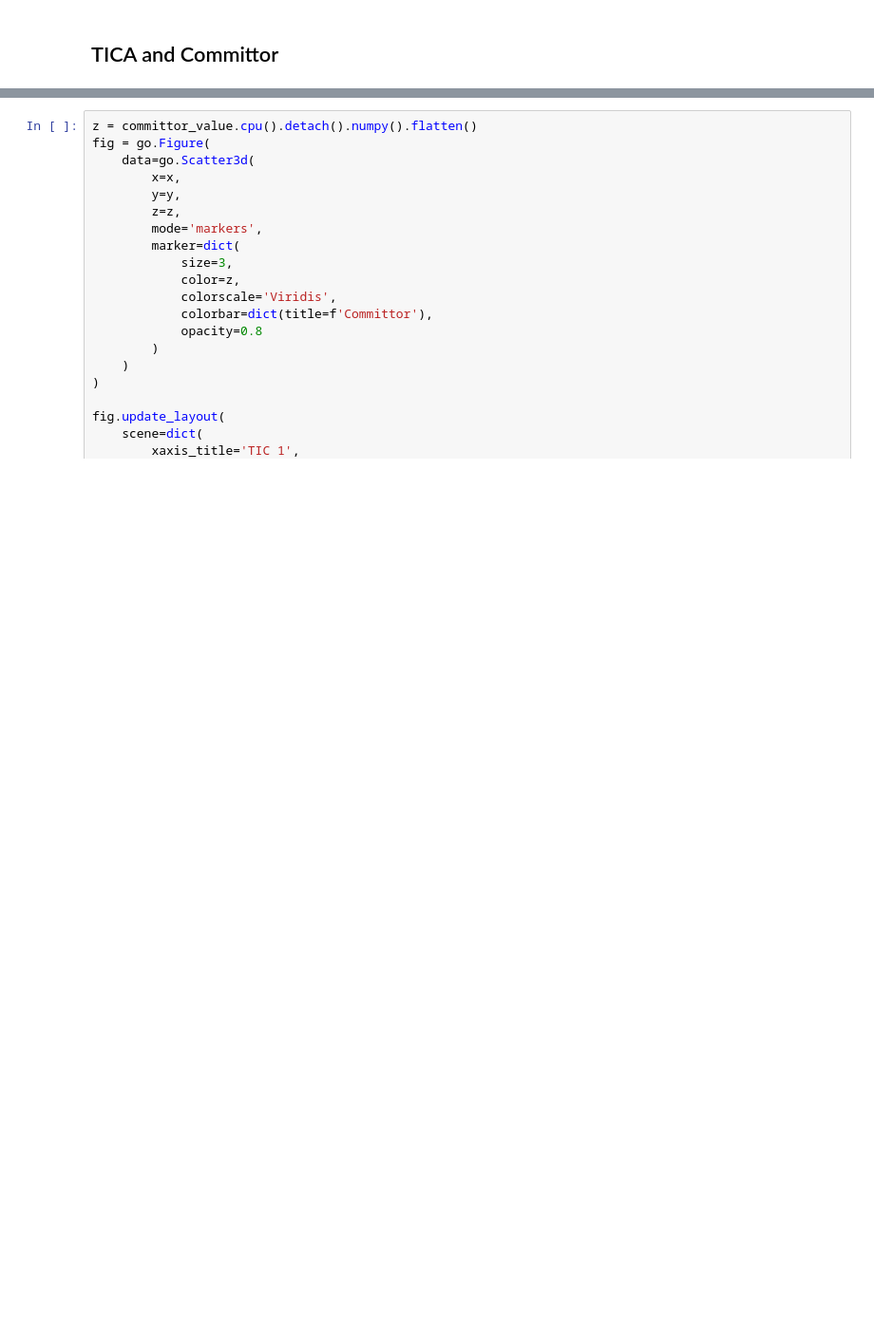
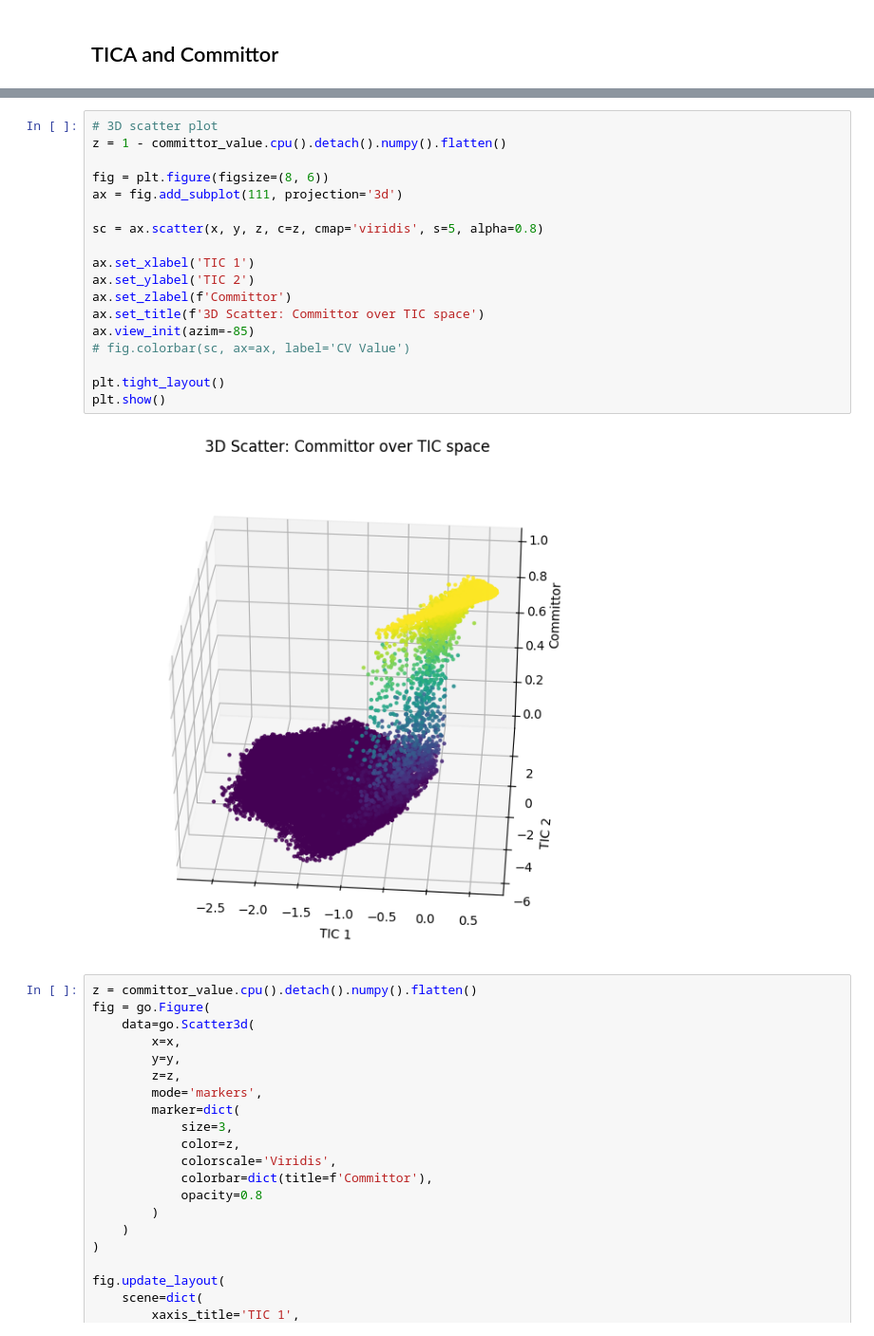
Before and after one commit to seonghyun26/bioemu, a Jupyter notebook: notebook/analysis-committor.ipynb, the cells around one changed output, grey strips where cells are left out. Shown at 95% size. Saved outputs shown, nothing was run; the diff lists cells and outputs as text; blank space fills up the shorter version.

```diff
--- a/notebook/analysis-committor.ipynb
+++ b/notebook/analysis-committor.ipynb
@@ -226,3 +226,23 @@ plt.show()
+# %%
+# 3D scatter plot
+z = 1 - committor_value.cpu().detach().numpy().flatten()
+
+fig = plt.figure(figsize=(8, 6))
+ax = fig.add_subplot(111, projection='3d')
+
+sc = ax.scatter(x, y, z, c=z, cmap='viridis', s=5, alpha=0.8)
+
+ax.set_xlabel('TIC 1')
+ax.set_ylabel('TIC 2')
+ax.set_zlabel(f'Committor')
+ax.set_title(f'3D Scatter: Committor over TIC space')
+ax.view_init(azim=-85)
+# fig.colorbar(sc, ax=ax, label='CV Value')
+
+plt.tight_layout()
+plt.show()
+# %% [output]
+[figure, added]
 # %%
 z = committor_value.cpu().detach().numpy().flatten()
 fig = go.Figure(
```
Also changed, not shown: parts of 6 cells of this notebook, 57 other files.
